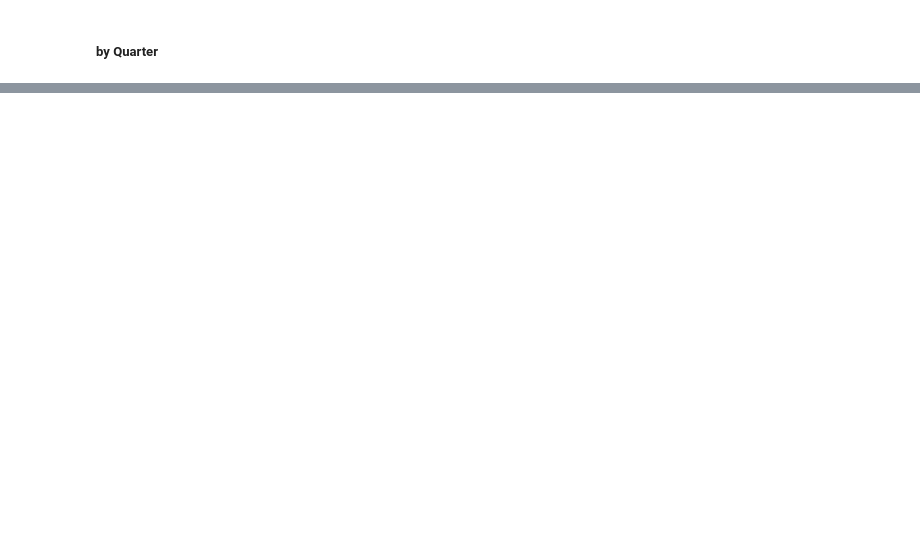
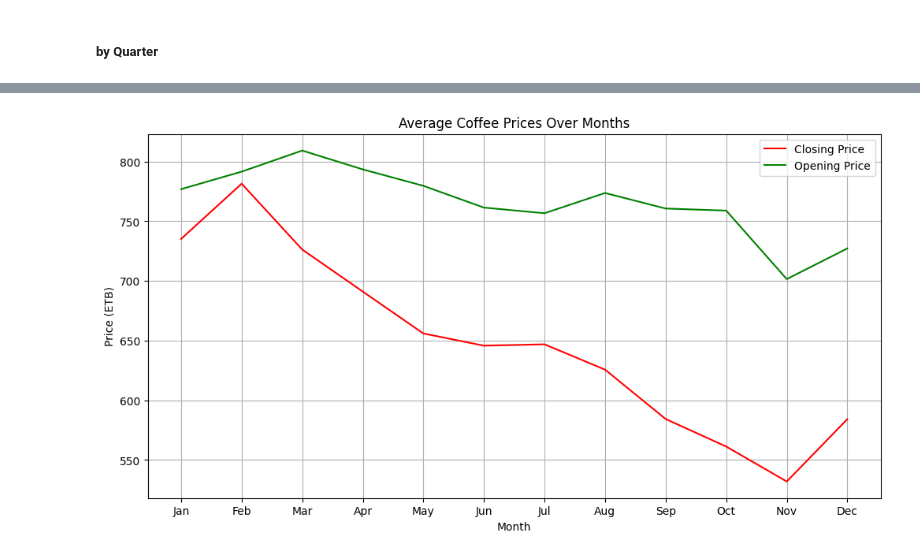
Before and after one commit to natnaelaster/data-analysis-projects, a Jupyter notebook: ETH_Coffee python + tablue/ethio-coffe-exchange.ipynb, the cells around one changed output, grey strips where cells are left out. Saved outputs shown, nothing was run; the diff lists cells and outputs as text; code cells hidden in the pictures; blank space fills up the shorter version.

```diff
--- a/ETH_Coffee python + tablue/ethio-coffe-exchange.ipynb
+++ b/ETH_Coffee python + tablue/ethio-coffe-exchange.ipynb
@@ -254,0 +268,3 @@ plt.show()
+# %%
+month_price_trade = ecx[['Closing Price', 'Opening Price']].groupby(ecx['Trade Date'].dt.month).mean()
+month_price_trade.reset_index()
@@ -254,0 +285,10 @@ plt.show()
+# %%
+month_price_trade.plot(kind='line', figsize=(12, 6), title='Average Coffee Prices Over Months', color=['red', 'green'])
+month_price_trade = month_price_trade.reindex(range(1, 13))
+plt.ylabel('Price (ETB)')
+plt.xlabel('Month')
+plt.xticks(ticks=range(1,13), labels=[calendar.month_abbr[m] for m in range(1, 13)])
+plt.grid()
+plt.show()
+# %% [output]
+[figure, added]
```
Also changed, not shown: parts of 14 cells of this notebook.
